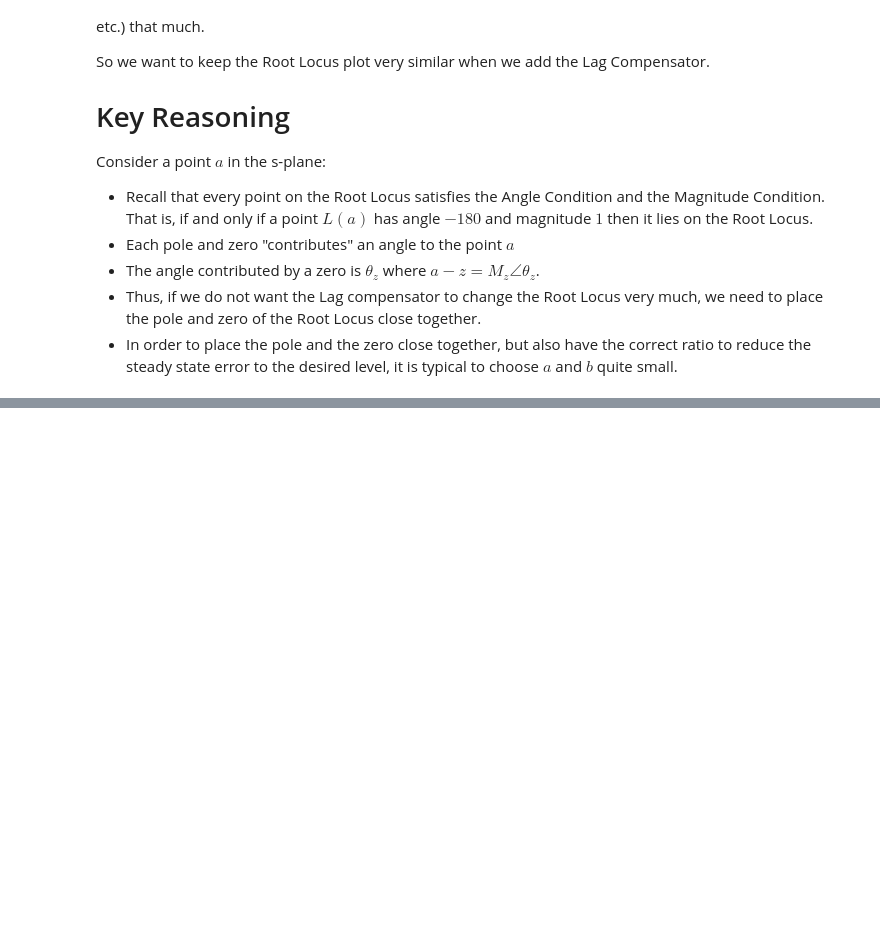
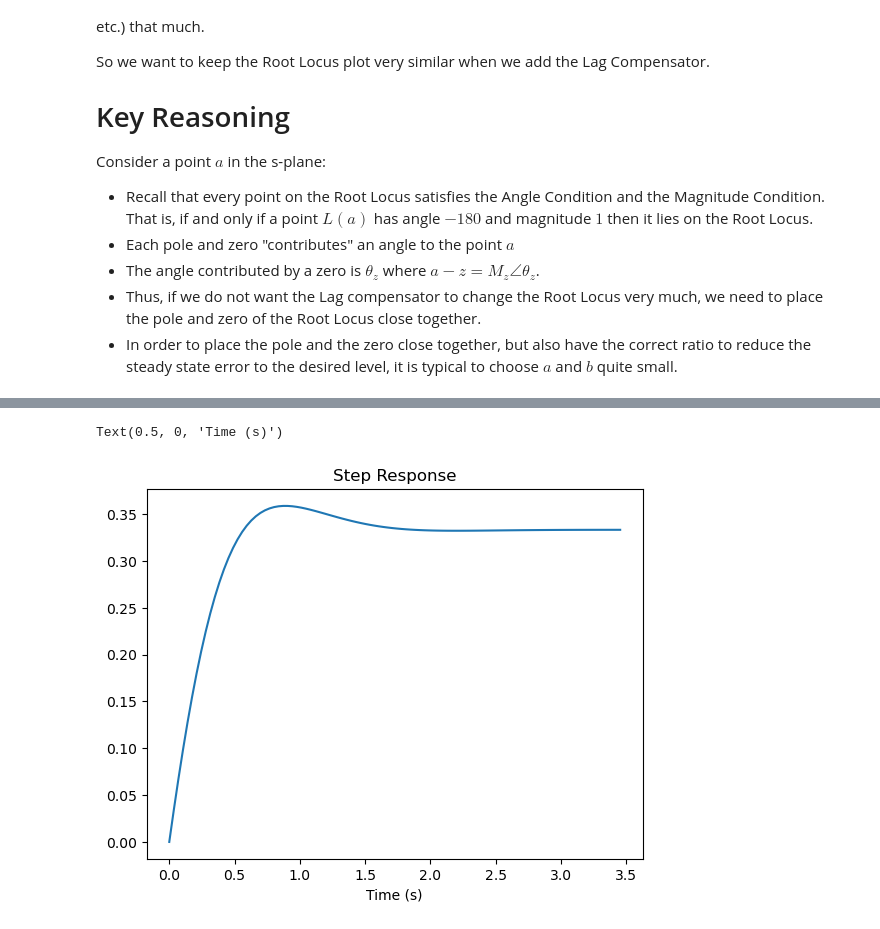
Before and after one commit to issam-akhtar/Unit-4---Lead-lag-control, a Jupyter notebook: Unit 4 - Part 2 - Lag control using Root Locus approach.ipynb, the cells around one changed output, grey strips where cells are left out. Drawn from its saved outputs; the diff is of its cells as text; code cells hidden in the pictures; blank space fills up the shorter version.

```diff
--- a/Unit 4 - Part 2 - Lag control using Root Locus approach.ipynb
+++ b/Unit 4 - Part 2 - Lag control using Root Locus approach.ipynb
@@ -124,0 +138,10 @@ The main reasoning will be illustrated using an example.
+# %%
+T  = L/(1+L)
+t,y = ct.step_response(T)
+fig,ax = plt.subplots(1)
+ax.plot(t,y)
+ax.set_title('Step Response')
+ax.set_xlabel('Time (s)')
+# %% [output]
+Text(0.5, 0, 'Time (s)')
+[figure, added]
```
Also changed, not shown: parts of 12 cells of this notebook, 1 other file.
